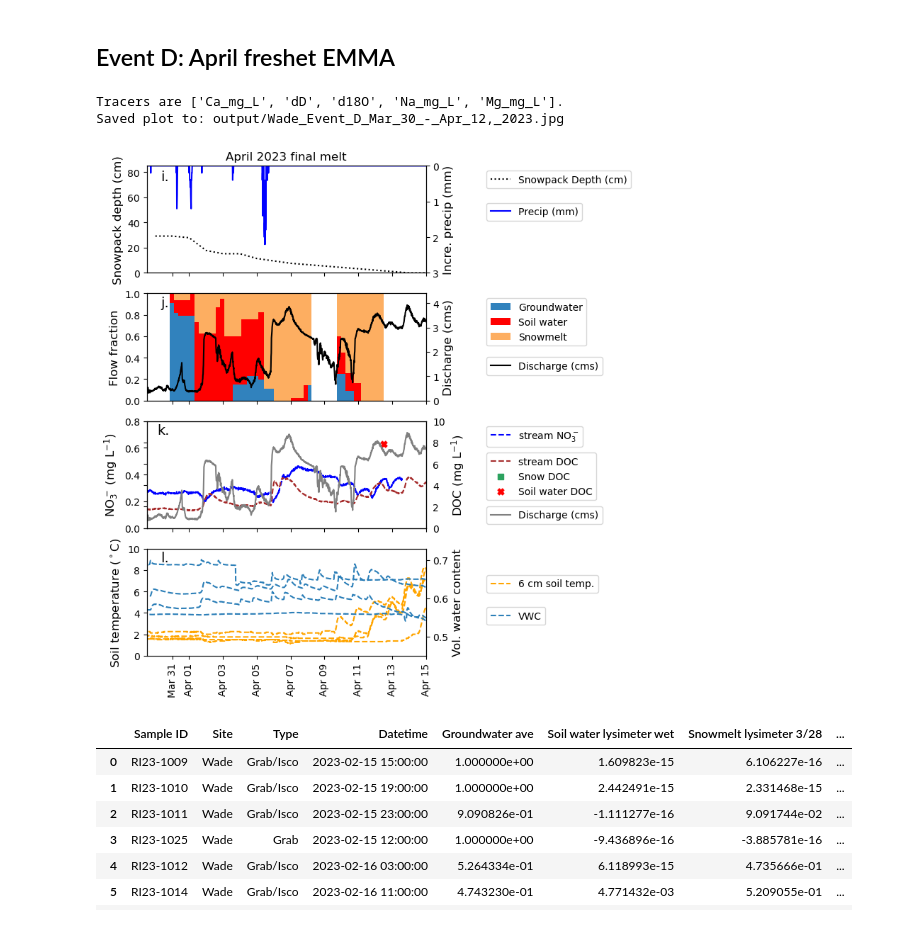
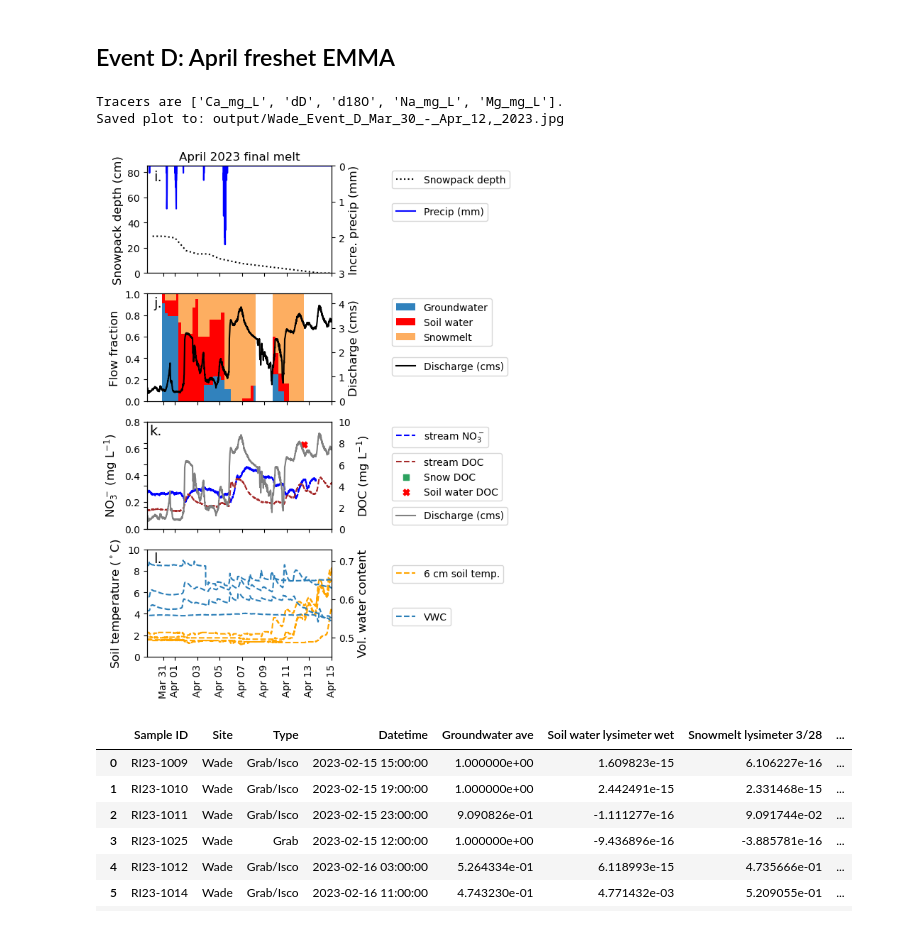
Before and after one commit to MeganEDuffy/EMMA, a Jupyter notebook: obsolete-EMMA-nbs/Wade_2023_ISCO_EMMA-plotting.ipynb, the cells around one changed output. Drawn from its saved outputs; the diff is of its cells as text; code cells hidden in the pictures.

```diff
--- a/obsolete-EMMA-nbs/Wade_2023_ISCO_EMMA-plotting.ipynb
+++ b/obsolete-EMMA-nbs/Wade_2023_ISCO_EMMA-plotting.ipynb
@@ -1220,7 +1279,7 @@ colors_D = {'Groundwater ave': '#3182bd', \
           #'Pre-event': '#3182bd' }
 
 def plot_event_with_snowpack(
-    event_df, event_name, colors, start, end, start_plot, end_plot, scan_data, snowpack_data, figsize=(8, 8)
+    event_df, event_name, colors, start, end, start_plot, end_plot, scan_data, snowpack_data, figsize=(6.5, 8)
 ):
     """
     Creates two stacked subplots:
@@ -1251,7 +1310,7 @@ def plot_event_with_snowpack(
     precip_event = met_data[(met_data['Datetime'] >= start) & (met_data['Datetime'] <= end)]
 
     # Plot snowpack data on the primary y-axis
-    ax1.plot(snowpack_event['datetime'], snowpack_event['snowpack_cm'], color='black', label='Snowpack Depth (cm)', linestyle=':')
+    ax1.plot(snowpack_event['datetime'], snowpack_event['snowpack_cm'], color='black', label='Snowpack depth', linestyle=':')
     ax1.set_ylabel('Snowpack depth (cm)', color='black', fontsize = 12)
     ax1.set_ylim([0, 85])
     ax1.tick_params(axis='y', labelcolor='black')
@@ -1335,7 +1394,6 @@ def plot_event_with_snowpack(
             )
     ax3_secondary.set_ylabel('DOC (mg L$^{-1}$)', color='black', fontsize = 12)
     ax3_secondary.set_ylim(0,10)
-    ax3_secondary.legend(loc='upper left', bbox_to_anchor=(1.5, 0.4))
 
     # Tertiary axis for discharge (greyed out, no axis label needed)
     ax3_tertiary = ax3_secondary.twinx()
@@ -1344,7 +1402,7 @@ def plot_event_with_snowpack(
     ax3_tertiary.set_ylim([0, 4.4])
     ax3_tertiary.tick_params(axis='y', labelcolor='white')
     ax3_tertiary.set_yticks([])
-    ax3_tertiary.tick_params(axis='x', rotation=90)
+    ax3_tertiary.tick_params(axis='x', rotation=90, color = 'white')
 
     # Fix secondary y-axis tick alignment after creating the tertiary axis
     ax3_secondary.tick_params(axis='y', labelright=True, labelleft=False)
@@ -1370,46 +1428,46 @@ def plot_event_with_snowpack(
     plt.subplots_adjust(right=0.75)
 
     # Then fix all legends with the same x anchor
-    ax1.legend(loc='upper left', bbox_to_anchor=(1.20, 1.0))
-    ax1_secondary.legend(loc='upper left', bbox_to_anchor=(1.20, 0.7))
+    ax1.legend(loc='upper left', bbox_to_anchor=(1.30, 1.0))
+    ax1_secondary.legend(loc='upper left', bbox_to_anchor=(1.30, 0.7))
 
-    ax2.legend(handles, simplified_labels, loc='upper left', bbox_to_anchor=(1.20, 1.0))
-    ax2_secondary.legend(loc='upper left', bbox_to_anchor=(1.20, 0.45))
+    ax2.legend(handles, simplified_labels, loc='upper left', bbox_to_anchor=(1.30, 1.0))
+    ax2_secondary.legend(loc='upper left', bbox_to_anchor=(1.30, 0.45))
 
-    ax3.legend(loc='upper left', bbox_to_anchor=(1.20, 1.0))
-    ax3_secondary.legend(loc='upper left', bbox_to_anchor=(1.20, 0.75))
-    ax3_tertiary.legend(loc='upper left', bbox_to_anchor=(1.20, 0.25))
+    ax3.legend(loc='upper left', bbox_to_anchor=(1.30, 1.0))
+    ax3_secondary.legend(loc='upper left', bbox_to_anchor=(1.30, 0.75))
+    ax3_tertiary.legend(loc='upper left', bbox_to_anchor=(1.30, 0.25))
 
-    ax4.legend(loc='upper left', bbox_to_anchor=(1.20, 0.8))
-    ax4_secondary.legend(loc='upper left', bbox_to_anchor=(1.20, 0.5))
+    ax4.legend(loc='upper left', bbox_to_anchor=(1.30, 0.9))
+    ax4_secondary.legend(loc='upper left', bbox_to_anchor=(1.30, 0.5))
 
     # Define the formatter
     date_fmt = mdates.DateFormatter('%b %d')  # e.g., 'Feb 09'
 
     # Apply to all x-axes
     for ax in [ax1, ax2, ax3]:
         ax.xaxis.set_major_formatter(date_fmt)
 
     plt.tight_layout()
 
     # --- Save plot as 'output/Site_EventName.jpg' ---
     # Sanitize filename: replace spaces and parentheses
     safe_event_name = event_name.replace(" ", "_").replace("(", "").replace(")", "").replace(":", "")
     filename = f"{Site}_{safe_event_name}.jpg"
     output_path = os.path.join("output", filename)
 
     fig.savefig(output_path, dpi=300)
     print(f"Saved plot to: {output_path}")
 
     plt.show()
 plot_event_with_snowpack(eventD_df, "Event D (Mar 30 - Apr 12, 2023)", \
                          colors_D, start_D, end_D, start_plot_D, end_plot_D, scan_data, snowpack_data)
 
 #plot_event_with_snowpack.savefig("/home/millieginty/Desktop/Wade_EMMA_D.png")
 # %% [output]
 Tracers are ['Ca_mg_L', 'dD', 'd18O', 'Na_mg_L', 'Mg_mg_L'].
 Saved plot to: output/Wade_Event_D_Mar_30_-_Apr_12,_2023.jpg
-[figure, old version]
+[figure, new version]
 # %%
 fractions_df.to_csv('Wade_WY23_AprFresh_EMMA_fractions.csv', index=False)
 
```
Also changed, not shown: parts of 2 cells of this notebook, 3 other files.
